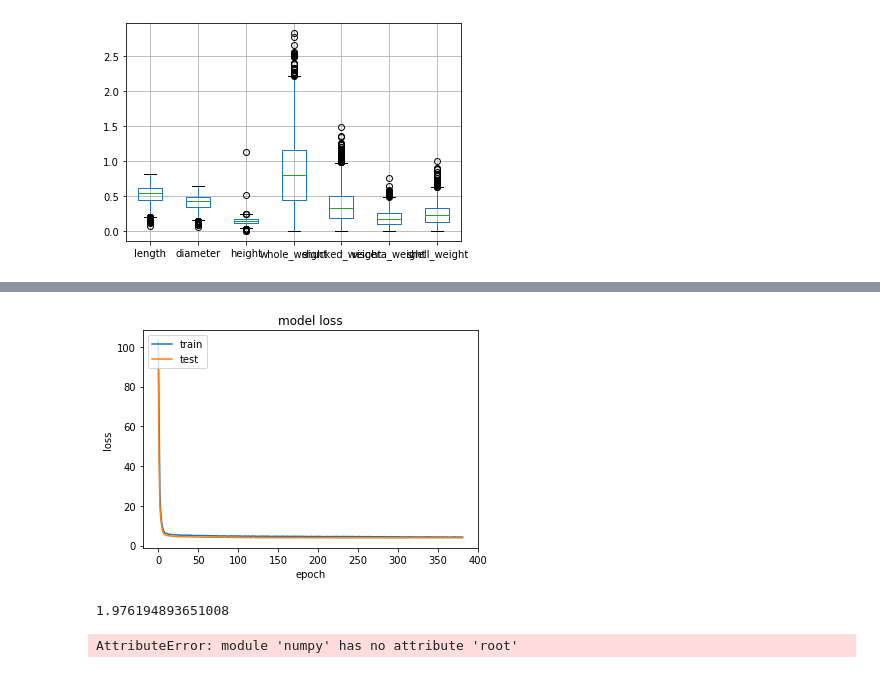
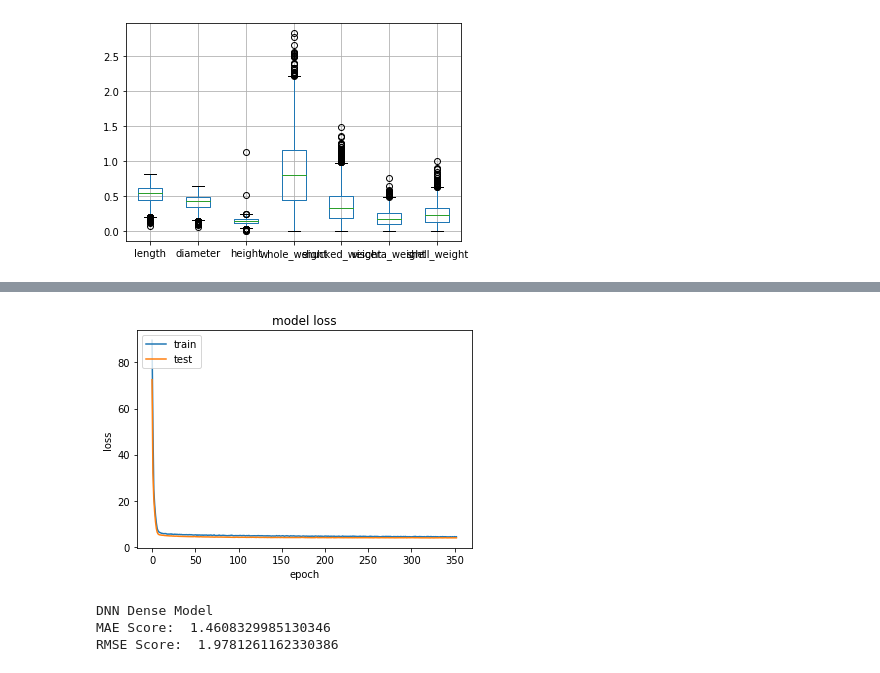
Before and after one commit to khaifahmi99/abalone-age-prediction, a Jupyter notebook: Abalone-Regression.ipynb, the cells around one changed output, grey strips where cells are left out. Saved outputs shown, nothing was run; the diff lists cells and outputs as text; code cells hidden in the pictures.

```diff
--- a/Abalone-Regression.ipynb
+++ b/Abalone-Regression.ipynb
@@ -213,14 +212,0 @@ Using TensorFlow backend.
-# %%
-def build_model():
-    model = keras.Sequential([
-    layers.Dense(64, activation='relu', input_shape=(10,)),
-    layers.Dense(128, activation='relu'),
-    layers.Dropout(0.25),
-    layers.Dense(64, activation='relu'),
-    layers.Dense(1)])
-
-    optimizer = keras.optimizers.Adam(0.0001)
-
-    model.compile(loss='mse',
-                optimizer=optimizer)
-    return model
@@ -231,3 +212,0 @@ callbacks = [EarlyStopping(monitor='val_loss', patience=30, restore_best_weights
-# %%
-model = build_model()
-model.summary()
@@ -253,4 +212,0 @@ _________________________________________________________________
-# %%
-history = model.fit(
-  train_X, train_y,
-  epochs=500, validation_split = 0.2, verbose=1, callbacks=callbacks)
@@ -275,26 +212,0 @@ Epoch 382/500
-# %%
-# summarize history for loss
-plt.plot(history.history['loss'])
-plt.plot(history.history['val_loss'])
-plt.title('model loss')
-plt.ylabel('loss')
-plt.xlabel('epoch')
-plt.legend(['train', 'test'], loc='upper left')
-plt.show()
-# %% [output]
-[figure, removed]
-# %%
-loss = model.evaluate(test_X, test_y, verbose=2)
-np.sqrt(loss)
-# %% [output]
-1.976194893651008
-# %%
-from sklearn.metrics import mean_absolute_error
-
-preds = model.predict(test_X)
-mae = mean_absolute_error(test_y, preds)
-rmse = np.sqrt(mae)
-print(f'MAE: {mae}')
-print(f'RMSE: {rmse}')
-# %% [output]
-AttributeError: module 'numpy' has no attribute 'root'
@@ -300,0 +258,11 @@ AttributeError: module 'numpy' has no attribute 'root'
+# %%
+model, mae, rmse = build_model()
+
+print('DNN Dense Model')
+print('MAE Score: ', mae)
+print('RMSE Score: ', rmse)
+# %% [output]
+[figure, added]
+DNN Dense Model
+MAE Score:  1.4608329985130346
+RMSE Score:  1.9781261162330386
```
Also changed, not shown: parts of 28 cells of this notebook.
